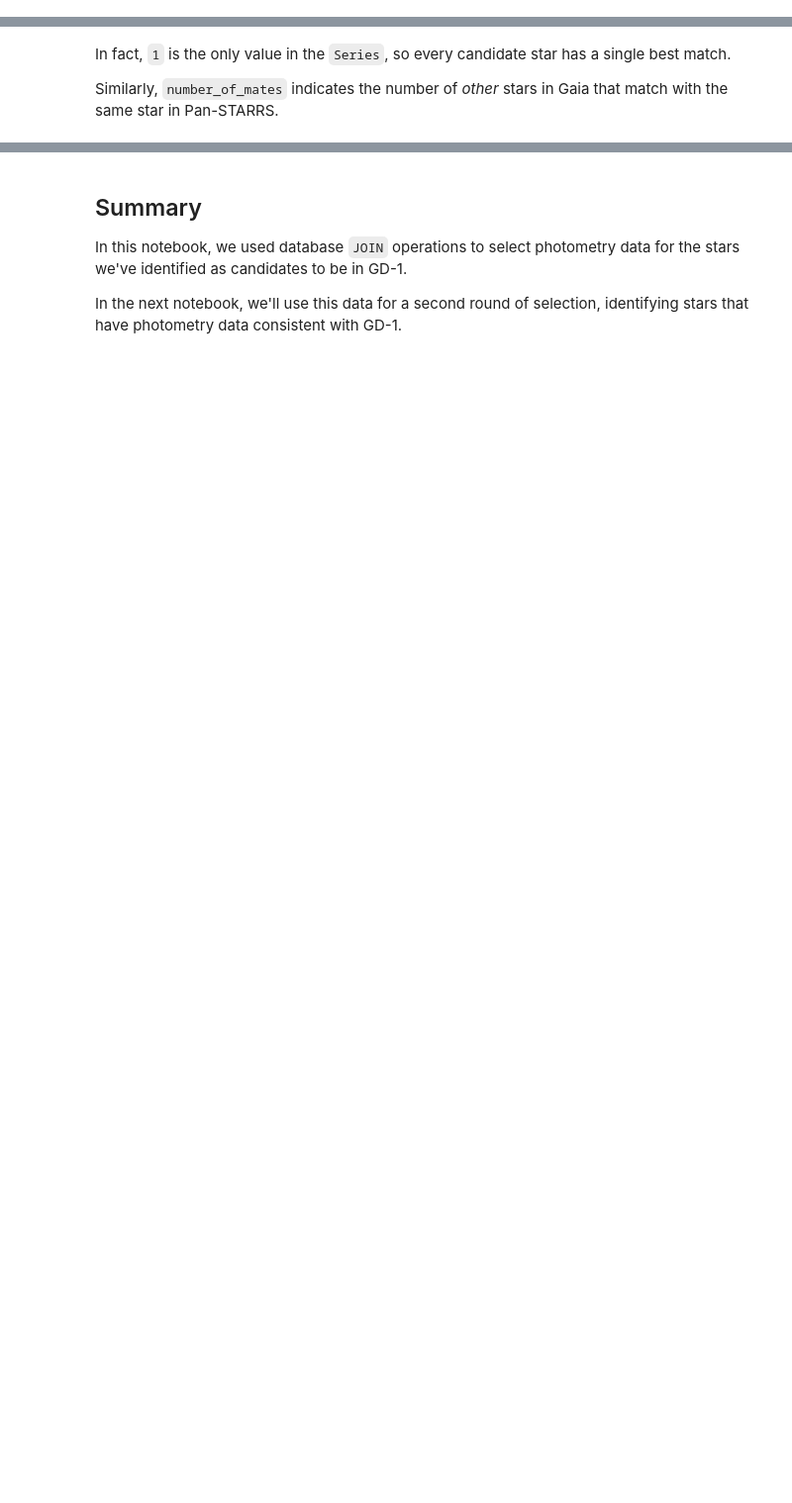
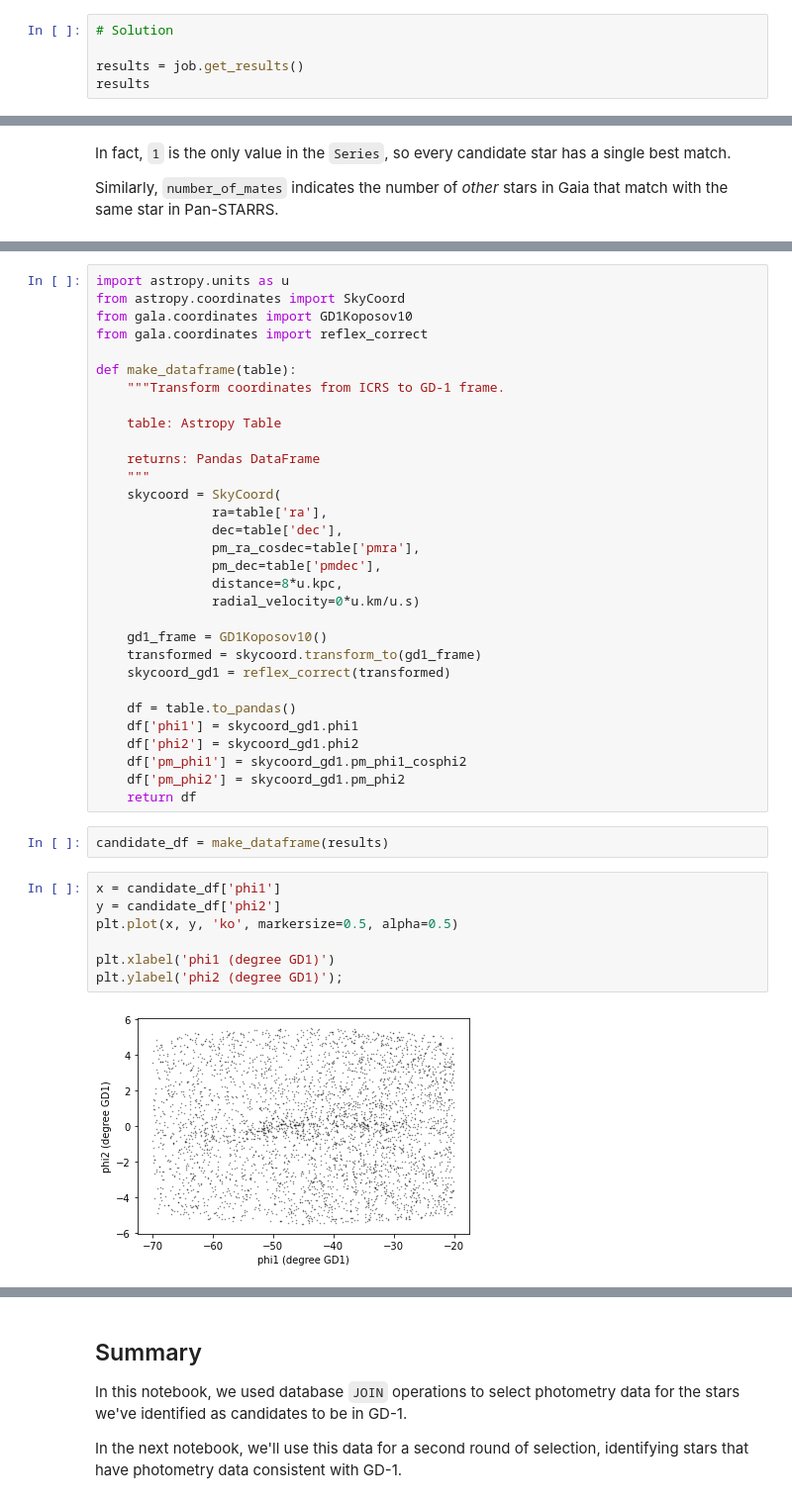
Before and after one commit to AllenDowney/AstronomicalData, a Jupyter notebook: 05_join.ipynb, the cells around one changed output, grey strips where cells are left out. Shown at 99% size. Saved outputs shown, nothing was run; the diff lists cells and outputs as text; blank space fills up the shorter version.

```diff
--- a/05_join.ipynb
+++ b/05_join.ipynb
@@ -426,0 +629,5 @@ results1['best_neighbour_multiplicity']
+# %%
+# Solution
+
+results = job.get_results()
+results
@@ -639,0 +721,42 @@ If you are using Windows, `ls` might not work; in that case, try:
+# %%
+import astropy.units as u
+from astropy.coordinates import SkyCoord
+from gala.coordinates import GD1Koposov10
+from gala.coordinates import reflex_correct
+
+def make_dataframe(table):
+    """Transform coordinates from ICRS to GD-1 frame.
+
+    table: Astropy Table
+
+    returns: Pandas DataFrame
+    """
+    skycoord = SkyCoord(
+               ra=table['ra'],
+               dec=table['dec'],
+               pm_ra_cosdec=table['pmra'],
+               pm_dec=table['pmdec'],
+               distance=8*u.kpc,
+               radial_velocity=0*u.km/u.s)
+
+    gd1_frame = GD1Koposov10()
+    transformed = skycoord.transform_to(gd1_frame)
+    skycoord_gd1 = reflex_correct(transformed)
+
+    df = table.to_pandas()
+    df['phi1'] = skycoord_gd1.phi1
+    df['phi2'] = skycoord_gd1.phi2
+    df['pm_phi1'] = skycoord_gd1.pm_phi1_cosphi2
+    df['pm_phi2'] = skycoord_gd1.pm_phi2
+    return df
+# %%
+candidate_df = make_dataframe(results)
+# %%
+x = candidate_df['phi1']
+y = candidate_df['phi2']
+plt.plot(x, y, 'ko', markersize=0.5, alpha=0.5)
+
+plt.xlabel('phi1 (degree GD1)')
+plt.ylabel('phi2 (degree GD1)');
+# %% [output]
+[figure, added]
```
Also changed, not shown: parts of 145 cells of this notebook, 5 other files.
